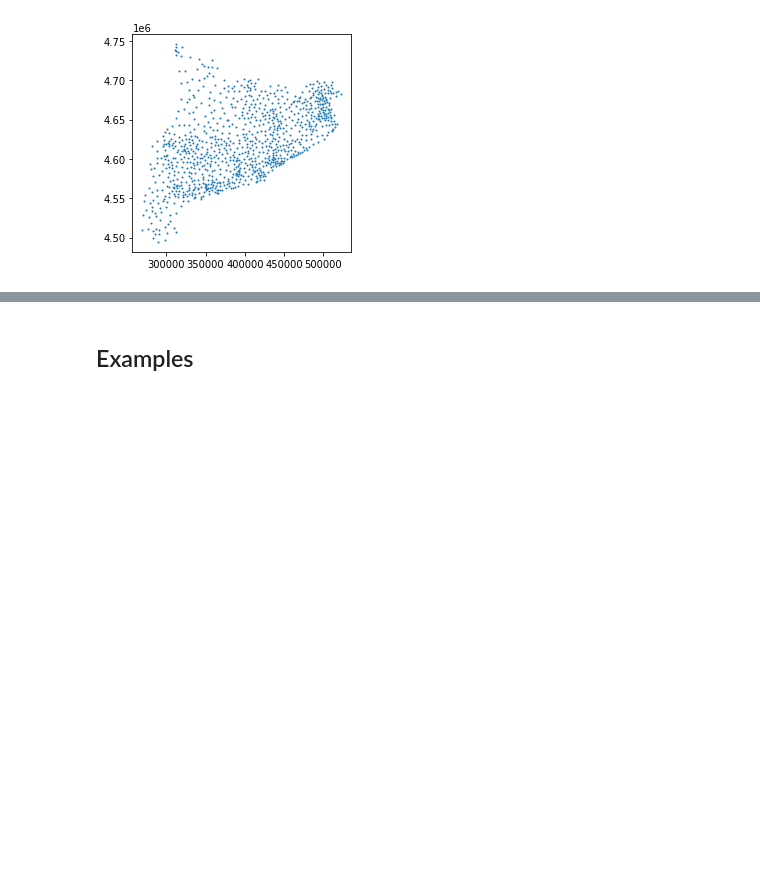
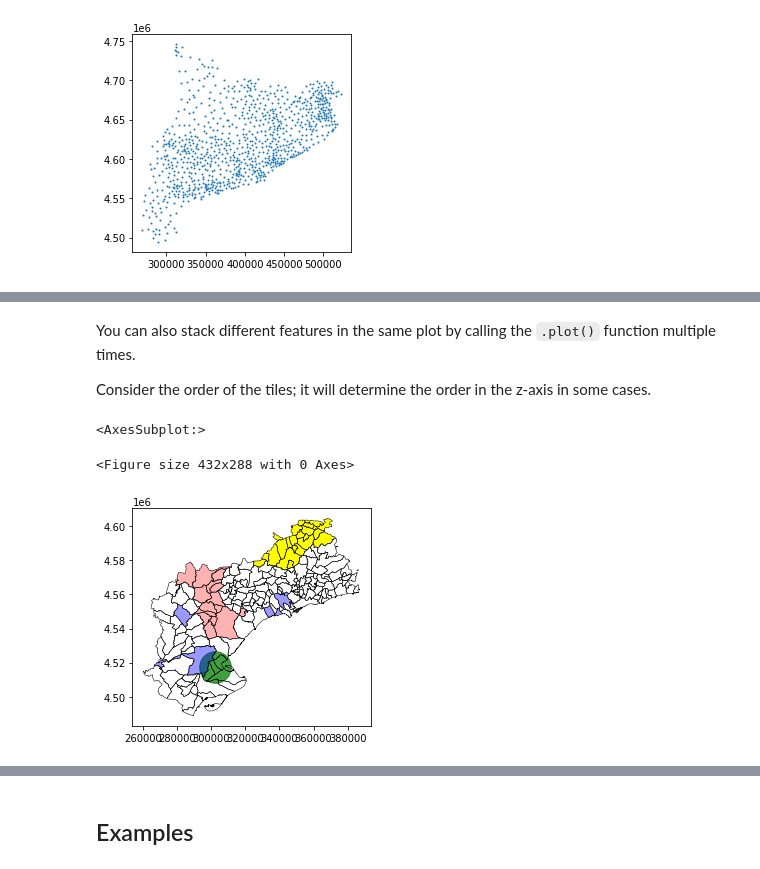
Before and after one commit to cloudbutton/geospatial-bootstrap, a Jupyter notebook: Geospatial Bootstrap.ipynb, the cells around one changed output, grey strips where cells are left out. Saved outputs shown, nothing was run; the diff lists cells and outputs as text; code cells hidden in the pictures; blank space fills up the shorter version.

```diff
--- a/Geospatial Bootstrap.ipynb
+++ b/Geospatial Bootstrap.ipynb
@@ -275,0 +400,22 @@ We fully recommend checking out the [Lithops Github page](https://github.com/lit
+# %% [markdown]
+You can also stack different features in the same plot by calling the `.plot()` function multiple times.
+
+Consider the order of the tiles; it will determine the order in the z-axis in some cases.
+# %%
+ax = gdf_tgn.plot(ax=ax)
+ax.set_axis_off()
+
+tgn = gdf_tgn.boundary.plot(color="black", linewidth=0.5)
+
+point = gpd.GeoSeries(Point(301996.333, 4517278.599))
+point.plot(ax=tgn, color="green", markersize=1000, alpha=0.75)
+
+towns = ["Reus", "Gandesa", "Cambrils", "Tortosa"]
+gdf_tgn[gdf_tgn["NOMMUNI"].isin(towns)].plot(ax=tgn, color="blue", alpha=0.4)
+
+gdf_tgn[gdf_tgn["CODICOMAR"] == "16"].plot(ax=tgn, color="yellow")
+gdf_tgn[gdf_tgn["CODICOMAR"] == "30"].plot(ax=tgn, color="red", alpha=0.3)
+# %% [output]
+<AxesSubplot:>
+<Figure size 432x288 with 0 Axes>
+[figure, added]
```
Also changed, not shown: parts of 86 cells of this notebook, 3 other files.
